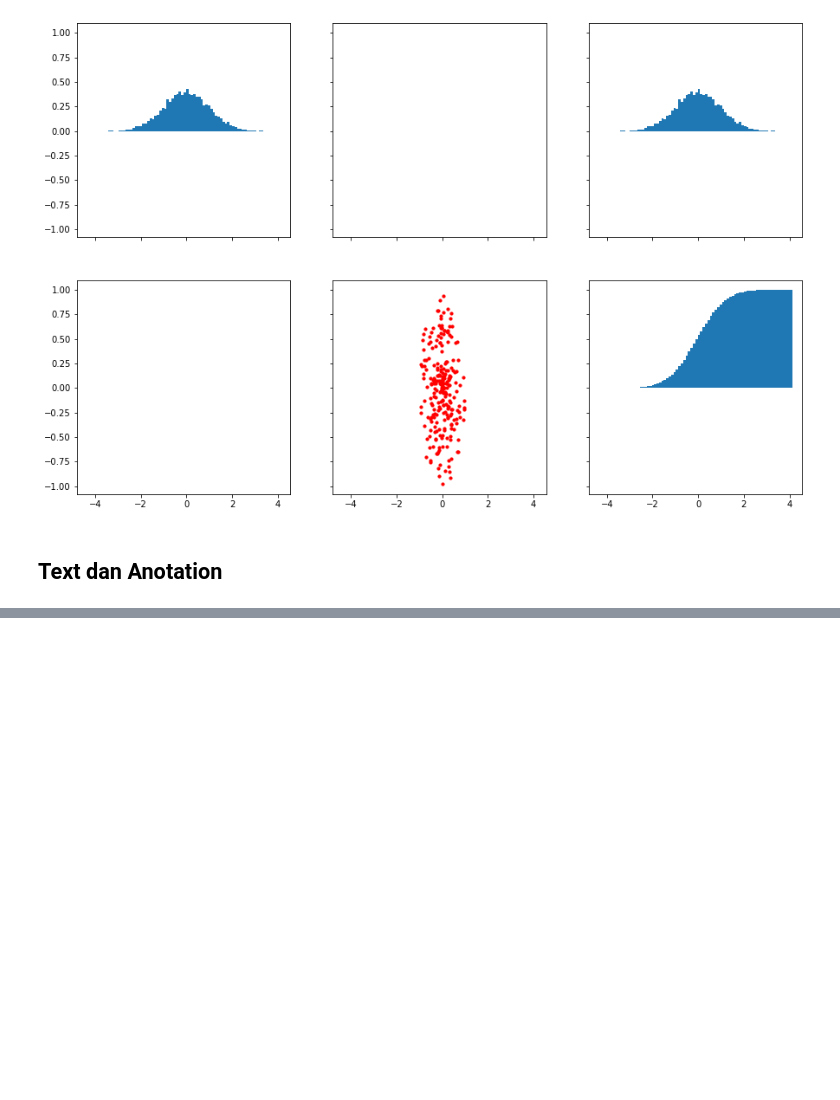
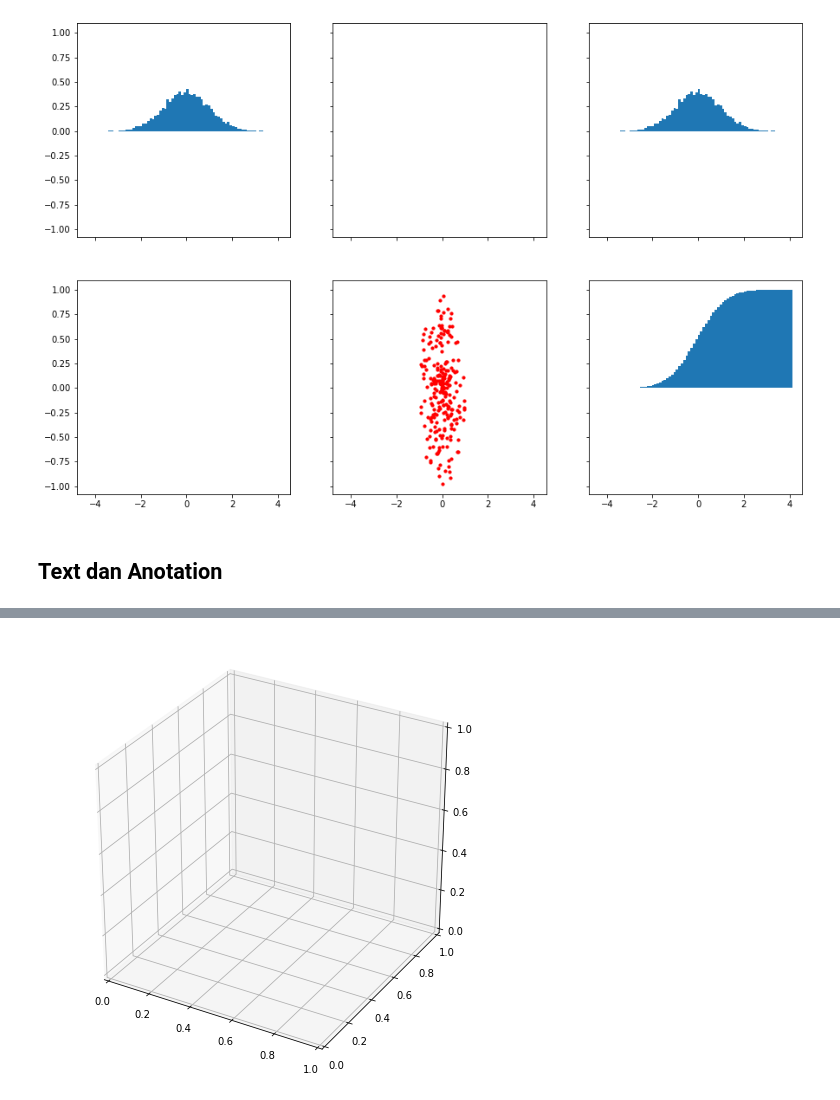
Before and after one commit to rendiwijiatmoko/Belajar-Mechine-Lerning, a Jupyter notebook: 03 - Matplotlib Intro/Part 1 - Matplotlib.ipynb, the cells around one changed output, grey strips where cells are left out. Saved outputs shown, nothing was run; the diff lists cells and outputs as text; code cells hidden in the pictures; blank space fills up the shorter version.

```diff
--- a/03 - Matplotlib Intro/Part 1 - Matplotlib.ipynb
+++ b/03 - Matplotlib Intro/Part 1 - Matplotlib.ipynb
@@ -166,0 +171,5 @@ Text(0, 0.8, 'mean=0')
+# %%
+fig = plt.figure(figsize=(8,8))
+ax = plt.axes(projection='3d')
+# %% [output]
+[figure, added]
```
Also changed, not shown: parts of 8 cells of this notebook.
